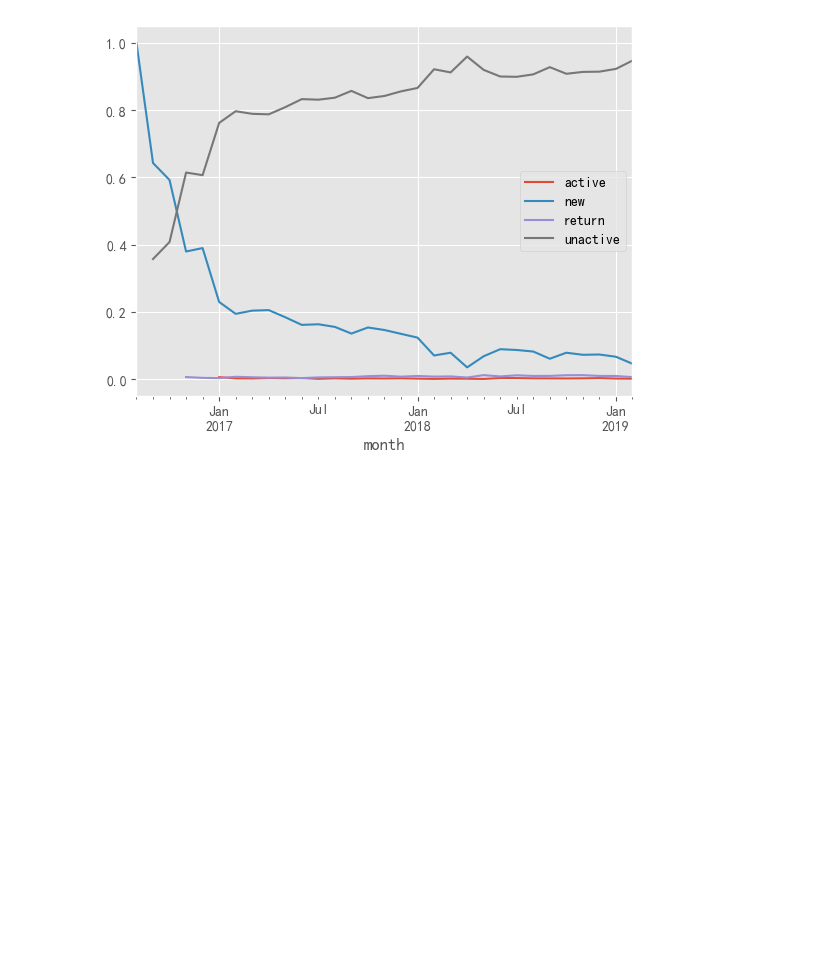
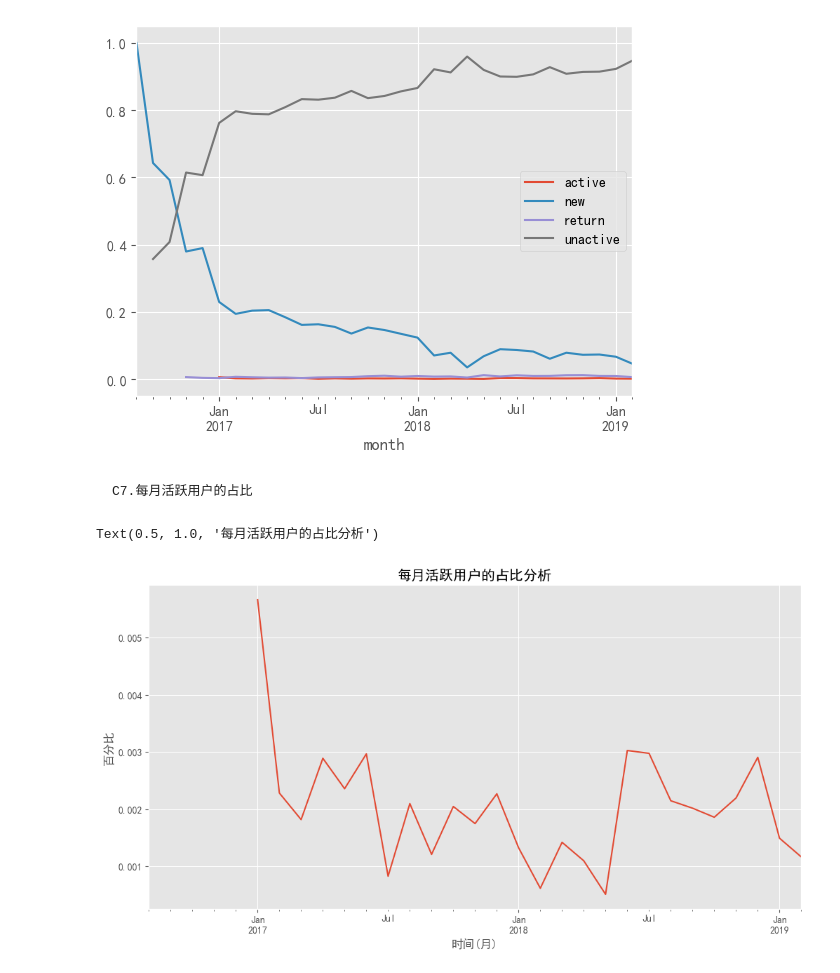
Before and after one commit to Fade-Smile/Basic-of-Data-Analyst, a Jupyter notebook: Project/4. Klook Travel.ipynb, the cells around one changed output. Drawn from its saved outputs; the diff is of its cells as text; code cells hidden in the pictures; blank space fills up the shorter version.

```diff
--- a/Project/4. Klook Travel.ipynb
+++ b/Project/4. Klook Travel.ipynb
@@ -423,3 +423,18 @@ return_rate.T.plot()
 # %% [output]
 <Axes: xlabel='month'>
 [figure]
+# %% [markdown]
+    C7.每月活跃用户的占比
+# %%
+return_rate.T['active'].plot(figsize=(12,6))
+plt.xlabel('时间(月)')
+plt.ylabel('百分比')
+plt.title('每月活跃用户的占比分析')
+
+# 在17年1月份活跃用户占比较高，在0.5%，但是在1-2月份，急剧下降，猜测:春节的影响，或者温度
+# 结合历年1~2月份销量来看，都会出现一定比例的下降，再次验证我们的猜测:春节的影响
+
+#  在18年的2月和5月出现异常， 门票销量下降， 猜测：天气原因， 雨水或台风
+# %% [output]
+Text(0.5, 1.0, '每月活跃用户的占比分析')
+[figure, added]
```
Also changed, not shown: parts of 14 cells of this notebook.
